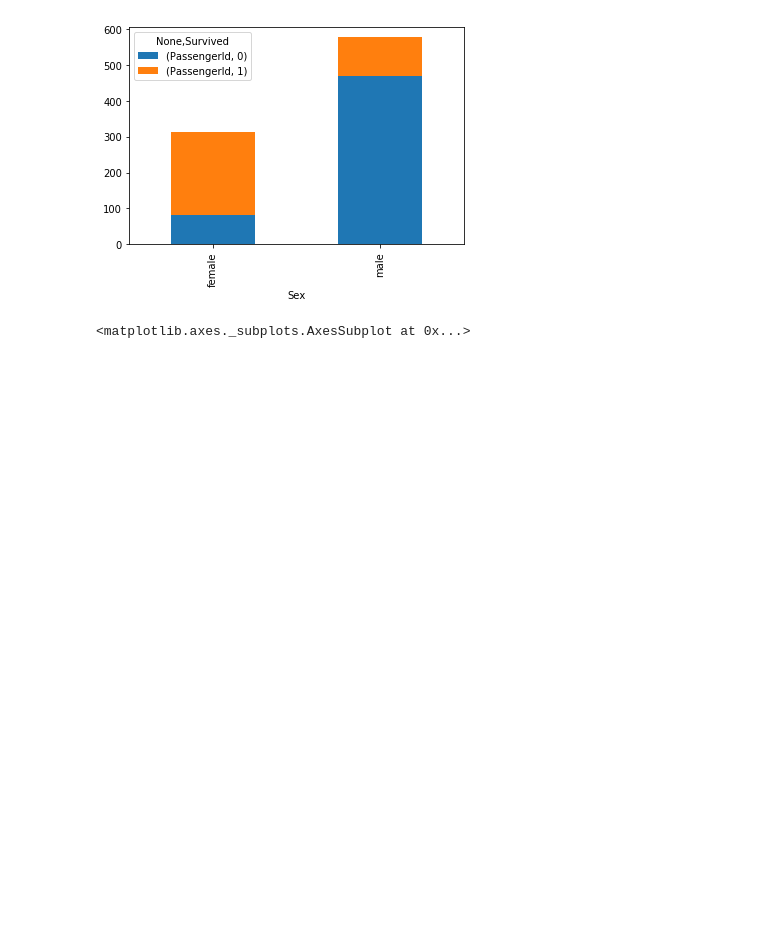
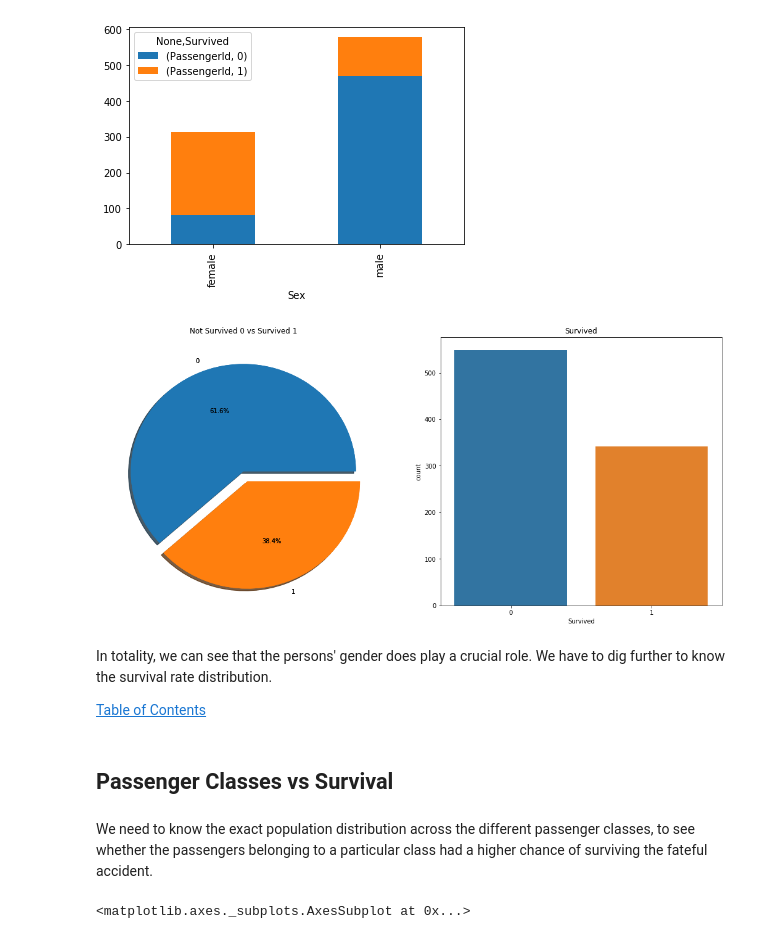
Before and after one commit to rymlaabiyad/ML_titanic, a Jupyter notebook: ML_Titanic.ipynb, the cells around one changed output. Cells and saved outputs as stored; diff of their text form; code cells hidden in the pictures; blank space fills up the shorter version.

```diff
--- a/ML_Titanic.ipynb
+++ b/ML_Titanic.ipynb
@@ -27,5 +60,28 @@ data[['PassengerId','Survived','Sex']].groupby(['Sex', 'Survived']).count().unst
 # %% [output]
 <matplotlib.axes._subplots.AxesSubplot at 0x...>
 [figure]
+# %%
+f,ax=plt.subplots(1,2,figsize=(18,8))
+data['Survived'].value_counts().plot.pie(explode=[0,0.1],autopct='%1.1f%%',ax=ax[0],shadow=True)
+labels = ['Not Survived', 'Survived']
+sizes = list(data['Survived'].value_counts())
+explode = (0.1, 0.1)  # only "explode" the 2nd slice (i.e. 'Hogs')
+data['Survived'].value_counts().plot.pie(explode=[0,0.1],autopct='%1.1f%%',ax=ax[0],shadow=True)
+ax[0].set_title('Not Survived 0 vs Survived 1')
+ax[0].set_ylabel('')
+
+sns.countplot('Survived',data=data,ax=ax[1])
+ax[1].set_title('Survived')
+plt.show()
+# %% [output]
+[figure, added]
+# %% [markdown]
+In totality, we can see that the persons' gender does play a crucial role. We have to dig further to know the survival rate distribution.
+
+[Table of Contents](#toc)
+# %% [markdown]
+## Passenger Classes vs Survival <a class="anchor" id="f1.3"></a>
+# %% [markdown]
+We need to know the exact population distribution across the different passenger classes, to see whether the passengers belonging to a particular class had a higher chance of surviving the fateful accident.
 # %%
 data[['PassengerId','Survived','Pclass']].groupby(['Pclass', 'Survived']).count().unstack().plot(kind='bar', stacked=True)
```
Also changed, not shown: parts of 85 cells of this notebook, 2 other files.
